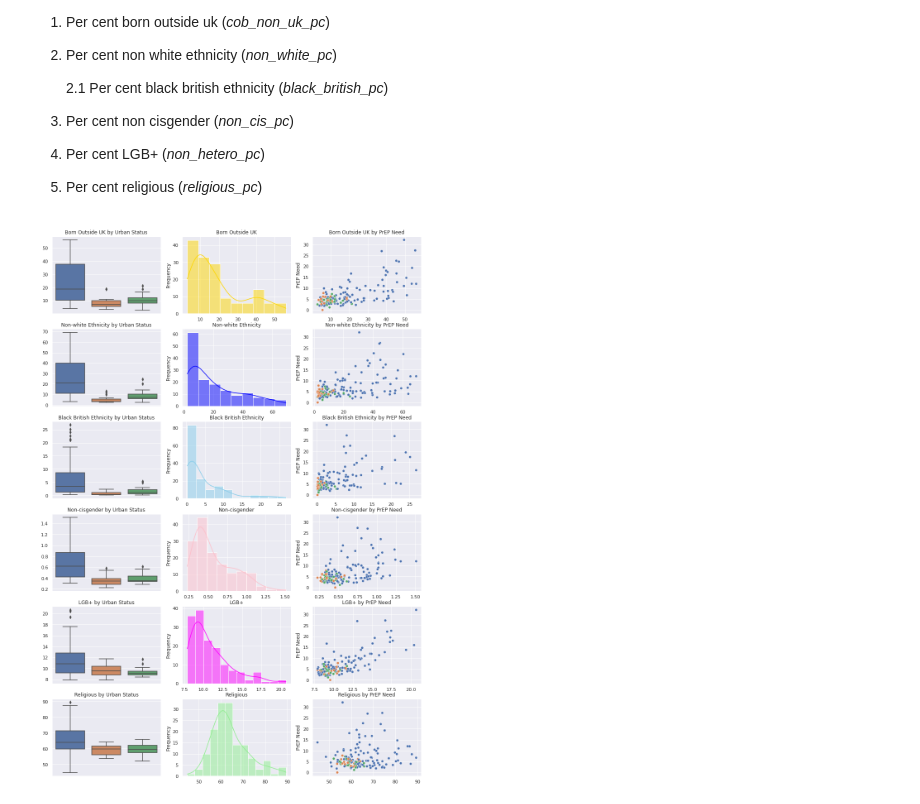
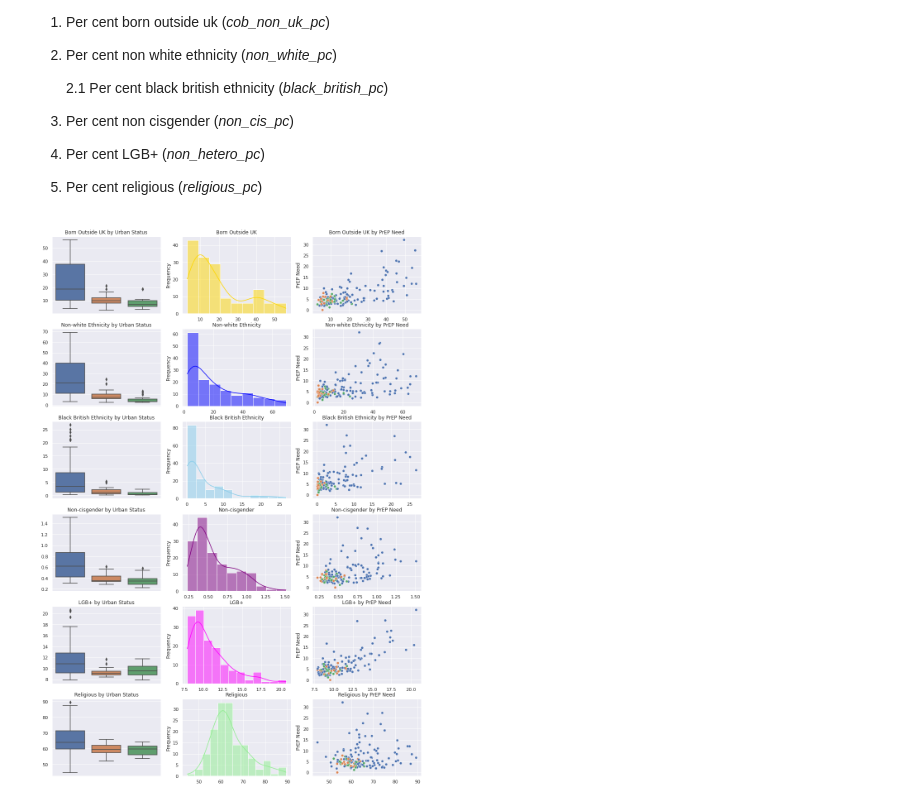
Before and after one commit to joepost/CASA0007_MajorAssessment, a Jupyter notebook: python_notebook.ipynb, the cells around one changed output. Cells and saved outputs as stored; diff of their text form; code cells hidden in the pictures.

```diff
--- a/python_notebook.ipynb
+++ b/python_notebook.ipynb
@@ -625,0 +628,20 @@ sns.pairplot(data=pairplotdf, hue='ru_3fold', height=2)
+# %%
+# Set rural-urban category choice (uncomment desired categories)
+# ru_cats = "ru_2fold"
+ru_cats = "ru_3fold"
+# ru_cats = "ru_6fold"
+
+if ru_cats == "ru_2fold":
+    ru_cats_order = ['Urban', 'Regional-Rural']
+    ru_cats_filename = "2cat"
+elif ru_cats == "ru_3fold":
+    ru_cats_order = ['Predominantly Urban', 'Urban with Significant Rural', 'Predominantly Rural']
+    ru_cats_filename = "3cat"
+elif ru_cats == "ru_6fold":
+    ru_cats_order = ['Urban with Major Conurbation',
+                 'Urban with Minor Conurbation',
+                'Urban with City and Town',
+                'Urban with Significant Rural',
+                'Mainly Rural',
+                'Largely Rural']
+    ru_cats_filename = "6cat"
@@ -684,51 +726,55 @@ fig, axes = plt.subplots(6, 3, figsize = (16,24))
 sns.set(style="darkgrid")
 
 #create chart in each subplot
-sa1 = sns.boxplot(data=full_df, x='ru_3fold', y='cob_non_uk_pc', ax=axes[0,0]).set(title="Born Outside UK by Urban Status",
+sa1 = sns.boxplot(data=full_df, x=ru_cats, y='cob_non_uk_pc', order=ru_cats_order, ax=axes[0,0]).set(title="Born Outside UK by Urban Status",
                                                                             xticklabels=[], xlabel=None, ylabel=None)
 sb1 = sns.histplot(data=full_df, x='cob_non_uk_pc', color = "gold", kde = True, ax=axes[0,1]).set(title="Born Outside UK",
                                                                                                   xlabel = "", ylabel="Frequency")
-sc1 = sns.scatterplot(data=full_df, x='cob_non_uk_pc', y='prepneed_value', hue = 'ru_3fold',
+sc1 = sns.scatterplot(data=full_df, x='cob_non_uk_pc', y='prepneed_value', hue = ru_cats,
                 ax=axes[0,2], legend=False).set(title="Born Outside UK by PrEP Need", xlabel = "", ylabel = "PrEP Need")
 
-sa2 = sns.boxplot(data=full_df, x='ru_3fold', y='non_white_pc', ax=axes[1,0]).set(title="Non-white Ethnicity by Urban Status",
+sa2 = sns.boxplot(data=full_df, x=ru_cats, y='non_white_pc', order=ru_cats_order, ax=axes[1,0]).set(title="Non-white Ethnicity by Urban Status",
                                                                             xticklabels=[], xlabel=None, ylabel=None)
 sb2 = sns.histplot(data=full_df, x='non_white_pc', color = "blue", kde = True, ax=axes[1,1]).set(title="Non-white Ethnicity",
                                                                                                  xlabel = "", ylabel="Frequency")
-sc2 = sns.scatterplot(data=full_df, x='non_white_pc', y='prepneed_value',  hue = 'ru_3fold',
+sc2 = sns.scatterplot(data=full_df, x='non_white_pc', y='prepneed_value',  hue = ru_cats,
                 ax=axes[1,2], legend=False).set(title="Non-white Ethnicity by PrEP Need", xlabel = "", ylabel = "PrEP Need")
 
-sa3 = sns.boxplot(data=full_df, x='ru_3fold', y='black_british_pc', ax=axes[2,0]).set(title="Black British Ethnicity by Urban Status",
+sa3 = sns.boxplot(data=full_df, x=ru_cats, y='black_british_pc', order=ru_cats_order, ax=axes[2,0]).set(title="Black British Ethnicity by Urban Status",
                                                                             xticklabels=[], xlabel=None, ylabel=None)
 sb3 = sns.histplot(data=full_df, x='black_british_pc', color = "skyblue", kde = True, ax=axes[2,1]).set(title="Black British Ethnicity",
                                                                                                         xlabel = "", ylabel="Frequency")
-sc3 = sns.scatterplot(data=full_df, x='black_british_pc', y='prepneed_value',  hue = 'ru_3fold',
+sc3 = sns.scatterplot(data=full_df, x='black_british_pc', y='prepneed_value', hue = ru_cats,
                 ax=axes[2,2], legend=False).set(title="Black British Ethnicity by PrEP Need", xlabel = "", ylabel = "PrEP Need")
 
-sa4 = sns.boxplot(data=full_df, x='ru_3fold', y='non_cis_pc', ax=axes[3,0]).set(title="Non-cisgender by Urban Status",
+sa4 = sns.boxplot(data=full_df, x=ru_cats, y='non_cis_pc', order=ru_cats_order, ax=axes[3,0]).set(title="Non-cisgender by Urban Status",
                                                                             xticklabels=[], xlabel=None, ylabel=None)
-sb4 = sns.histplot(data=full_df, x='non_cis_pc', color = "pink", kde = True, ax=axes[3,1]).set(title="Non-cisgender",
+sb4 = sns.histplot(data=full_df, x='non_cis_pc', color = "purple", kde = True, ax=axes[3,1]).set(title="Non-cisgender",
                                                                                                xlabel = "", ylabel="Frequency")
-sc4 = sns.scatterplot(data=full_df, x='non_cis_pc', y='prepneed_value',  hue = 'ru_3fold',
+sc4 = sns.scatterplot(data=full_df, x='non_cis_pc', y='prepneed_value',  hue = ru_cats,
                 ax=axes[3,2], legend=False).set(title="Non-cisgender by PrEP Need", xlabel = "", ylabel = "PrEP Need")
 
-sa5 = sns.boxplot(data=full_df, x='ru_3fold', y='non_hetero_pc', ax=axes[4,0]).set(title="LGB+ by Urban Status",
+sa5 = sns.boxplot(data=full_df, x=ru_cats, y='non_hetero_pc', order=ru_cats_order, ax=axes[4,0]).set(title="LGB+ by Urban Status",
                                                                             xticklabels=[], xlabel=None, ylabel=None)
 sb5 = sns.histplot(data=full_df, x='non_hetero_pc', color = "magenta", kde = True, ax=axes[4,1]).set(title="LGB+",
                                                                                                      xlabel = "", ylabel="Frequency")
-sc5 = sns.scatterplot(data=full_df, x='non_hetero_pc', y='prepneed_value',  hue = 'ru_3fold',
+sc5 = sns.scatterplot(data=full_df, x='non_hetero_pc', y='prepneed_value',  hue = ru_cats,
                 ax=axes[4,2], legend=False).set(title="LGB+ by PrEP Need", xlabel = "", ylabel = "PrEP Need")
 
-sa6 = sns.boxplot(data=full_df, x='ru_3fold', y='religious_pc', ax=axes[5,0]).set(title="Religious by Urban Status",
+sa6 = sns.boxplot(data=full_df, x=ru_cats, y='religious_pc', order=ru_cats_order, ax=axes[5,0]).set(title="Religious by Urban Status",
                                                                             xticklabels=[], xlabel=None, ylabel=None)
 sb6 = sns.histplot(data=full_df, x='religious_pc', color = "lightgreen", kde = True, ax=axes[5,1]).set(title="Religious",
                                                                                                        xlabel = "", ylabel="Frequency")
-sc6 = sns.scatterplot(data=full_df, x='religious_pc', y='prepneed_value',  hue = 'ru_3fold',
+sc6 = sns.scatterplot(data=full_df, x='religious_pc', y='prepneed_value',  hue = ru_cats,
                 ax=axes[5,2], legend=False).set(title="Religious by PrEP Need", xlabel = "", ylabel = "PrEP Need")
 
 # create shared legend
 # plt.legend(loc='upper right')
 
+# save figure to output folder
+plt.savefig("figures/distplots_censuspredictors_{ru_cats_filename}.png", dpi=600, facecolor="white", bbox_inches="tight")
+
+
 plt.show()
 # %% [output]
-[figure, old version]
+[figure, new version]
```
Also changed, not shown: parts of 6 cells of this notebook.
